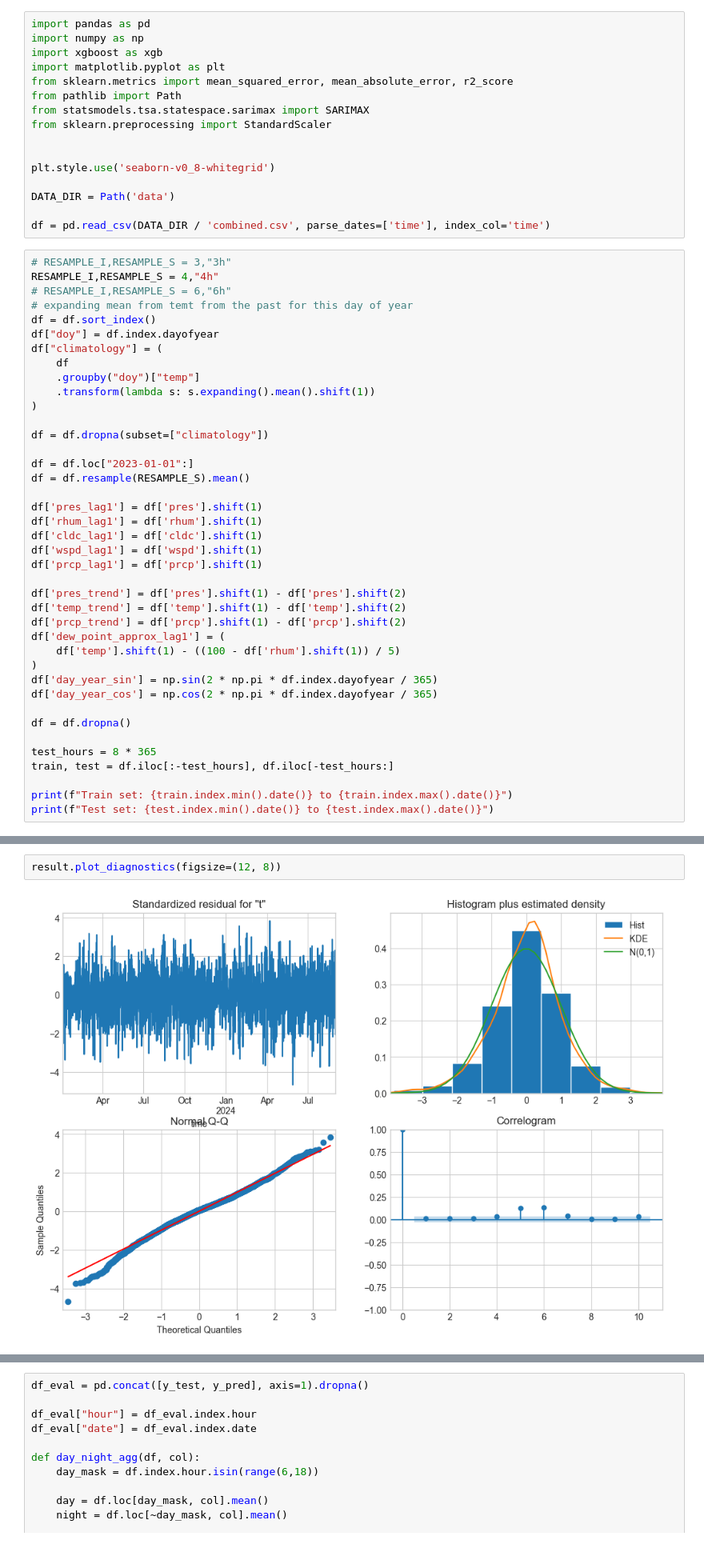
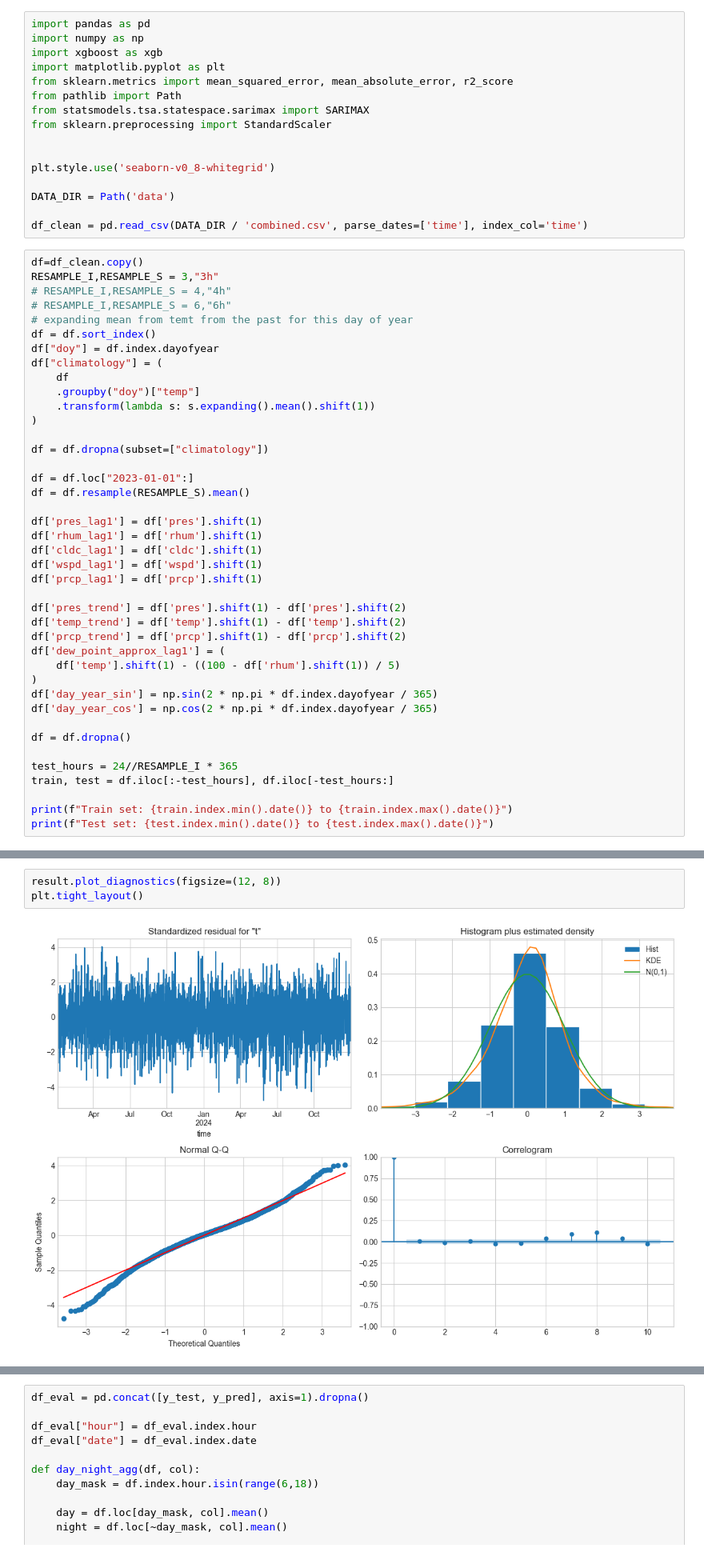
Before and after one commit to WeronikaTarnawska/projekt_pogoda_ml, a Jupyter notebook: temperature_sarima.ipynb, the cells around one changed output, grey strips where cells are left out. Shown at 80% size. Drawn from its saved outputs; the diff is of its cells as text.

```diff
--- a/temperature_sarima.ipynb
+++ b/temperature_sarima.ipynb
@@ -38,10 +64,11 @@ plt.style.use('seaborn-v0_8-whitegrid')
 
 DATA_DIR = Path('data')
 
-df = pd.read_csv(DATA_DIR / 'combined.csv', parse_dates=['time'], index_col='time')
+df_clean = pd.read_csv(DATA_DIR / 'combined.csv', parse_dates=['time'], index_col='time')
 # %%
-# RESAMPLE_I,RESAMPLE_S = 3,"3h"
-RESAMPLE_I,RESAMPLE_S = 4,"4h"
+df=df_clean.copy()
+RESAMPLE_I,RESAMPLE_S = 3,"3h"
+# RESAMPLE_I,RESAMPLE_S = 4,"4h"
 # RESAMPLE_I,RESAMPLE_S = 6,"6h"
 # expanding mean from temt from the past for this day of year
 df = df.sort_index()
@@ -74,7 +101,7 @@ df['day_year_cos'] = np.cos(2 * np.pi * df.index.dayofyear / 365)
 
 df = df.dropna()
 
-test_hours = 8 * 365
+test_hours = 24//RESAMPLE_I * 365
 train, test = df.iloc[:-test_hours], df.iloc[-test_hours:]
 
 print(f"Train set: {train.index.min().date()} to {train.index.max().date()}")
@@ -163,4 +180,5 @@ Warnings:
 # %%
 result.plot_diagnostics(figsize=(12, 8))
+plt.tight_layout()
 # %% [output]
-[figure, old version]
+[figure, new version]
```
Also changed, not shown: parts of 20 cells of this notebook.
